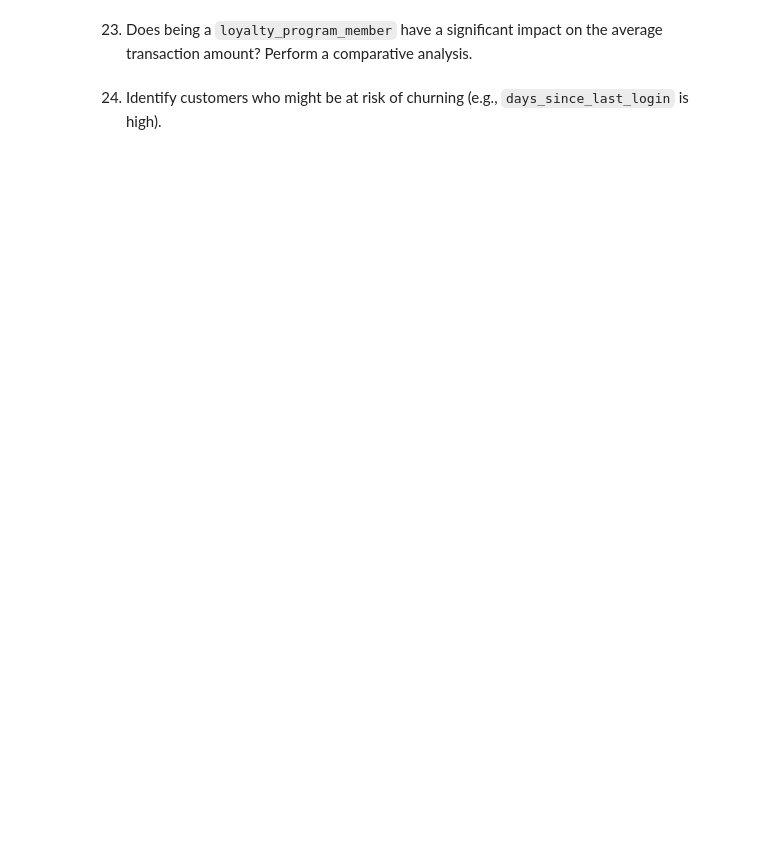
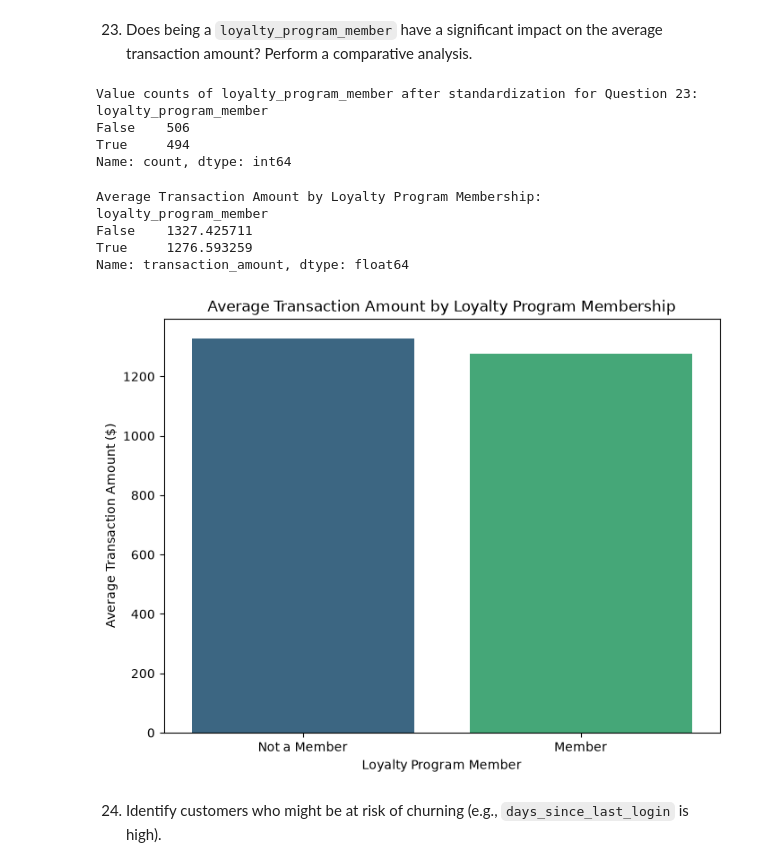
Before and after one commit to ankitchoudhary-github/Learnbay-Learning, a Jupyter notebook: Python_Programming/Mini Projects/ByteBloom/ProjectAns.ipynb, the cells around one changed output. Drawn from its saved outputs; the diff is of its cells as text; code cells hidden in the pictures; blank space fills up the shorter version.

```diff
--- a/Python_Programming/Codes/pandas/Project_ByteBloom/ProjectAns.ipynb
+++ b/Python_Programming/Mini Projects/ByteBloom/ProjectAns.ipynb
@@ -687,3 +732,5 @@ plt.show()
 17. Create a `transaction_day_of_week` column from the `transaction_date`.
 # %%
 # Write your code here
+df['transaction_day_of_week'] = df['transaction_date'].dt.day_name()
+df[['transaction_date', 'transaction_day_of_week']].head()
@@ -705,0 +851,9 @@ plt.show()
+# %%
+# Write your code here
+bins = [0, 50, 200, df['item_price'].max()]
+labels = ['Low', 'Medium', 'High']
+df['price_tier'] = pd.cut(df['item_price'], bins=bins, labels=labels, right=True)
+
+print("Price Tier created. Value counts:")
+print(df['price_tier'].value_counts())
+print(f"First 5 values of price_tier:\n{df['price_tier'].head()}")
@@ -716,2 +929,47 @@ plt.show()
+# %%
+# Write your code here
+temp_loyalty = df['loyalty_program_member'].copy()
+
+temp_loyalty = temp_loyalty.astype(str).str.lower()
+
+conditions = [
+    temp_loyalty.isin(['true', '1']),
+    temp_loyalty.isin(['false', '0'])
+]
+
+choices = [True, False]
+
+df['loyalty_program_member'] = np.select(conditions, choices, default=False)
+
+df['loyalty_program_member'] = df['loyalty_program_member'].astype(bool)
+
+print("Value counts of loyalty_program_member after standardization for Question 23:")
+print(df['loyalty_program_member'].value_counts())
+# %% [output]
+Value counts of loyalty_program_member after standardization for Question 23:
+loyalty_program_member
+False    506
+True     494
+Name: count, dtype: int64
+# %%
+avg_transaction_by_loyalty = df.groupby('loyalty_program_member')['transaction_amount'].mean()
+
+print("\nAverage Transaction Amount by Loyalty Program Membership:")
+print(avg_transaction_by_loyalty)
+
+plt.figure(figsize=(8, 6))
+sns.barplot(x=avg_transaction_by_loyalty.index, y=avg_transaction_by_loyalty.values, palette='viridis', hue=avg_transaction_by_loyalty.index, legend=False)
+plt.title('Average Transaction Amount by Loyalty Program Membership')
+plt.xlabel('Loyalty Program Member')
+plt.ylabel('Average Transaction Amount ($)')
+plt.xticks(ticks=[0, 1], labels=['Not a Member', 'Member'])
+plt.show()
+# %% [output]
+Average Transaction Amount by Loyalty Program Membership:
+loyalty_program_member
+False    1327.425711
+True     1276.593259
+Name: transaction_amount, dtype: float64
+[figure, added]
 # %% [markdown]
 24. Identify customers who might be at risk of churning (e.g., `days_since_last_login` is high).
```
Also changed, not shown: parts of 50 cells of this notebook, 1 other file.
